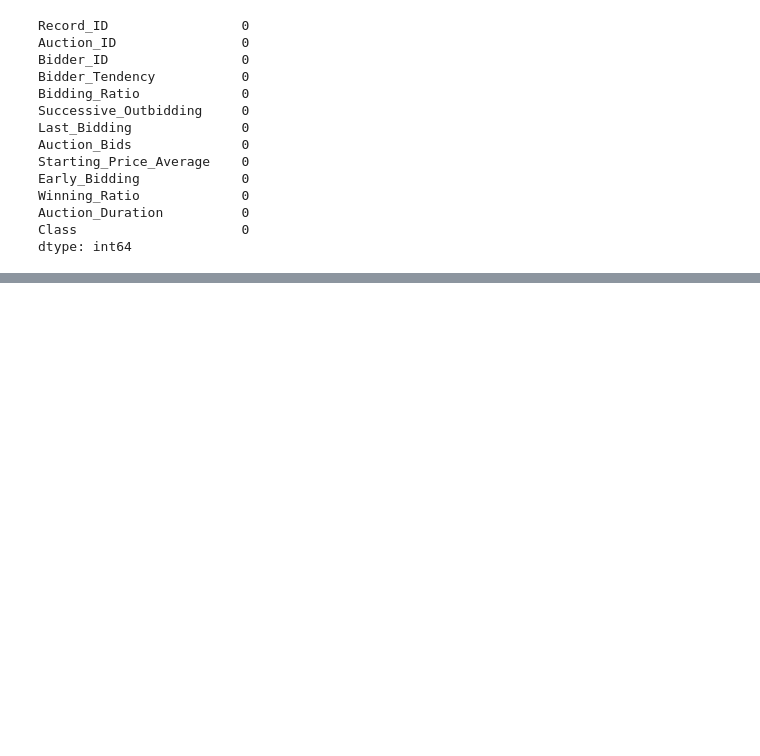
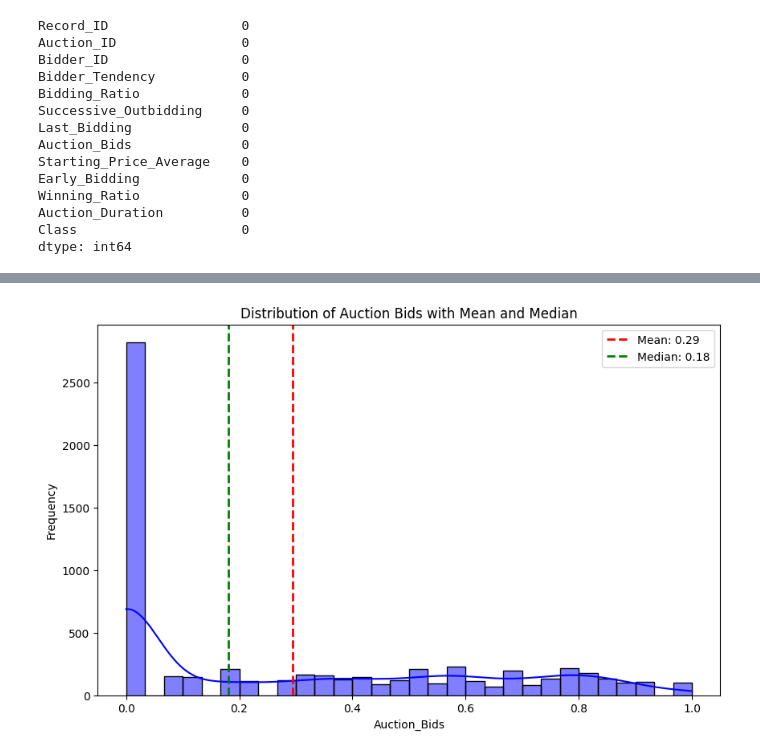
Before and after one commit to xiu-shi/DA_L7, a Jupyter notebook: L7_term3/L7_term3_ML_CA1.ipynb, the cells around one changed output, grey strips where cells are left out. Saved outputs shown, nothing was run; the diff lists cells and outputs as text; code cells hidden in the pictures; blank space fills up the shorter version.

```diff
--- a/L7_term3/L7_term3_ML_CA1.ipynb
+++ b/L7_term3/L7_term3_ML_CA1.ipynb
@@ -61,0 +131,5 @@ stat_summary
+# %%
+# plotting for Auction Bids
+plot_histogram_with_mean_median(normalized_data, 'Auction_Bids', 'Distribution of Auction Bids with Mean and Median')
+# %% [output]
+[figure, added]
```
Also changed, not shown: parts of 7 cells of this notebook.
